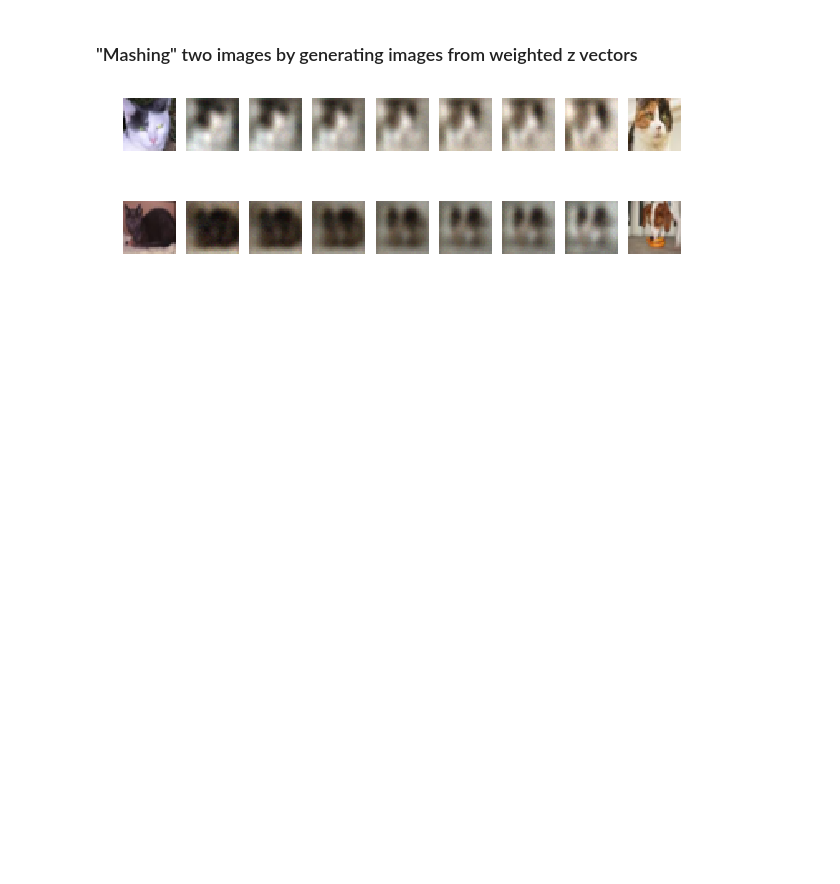
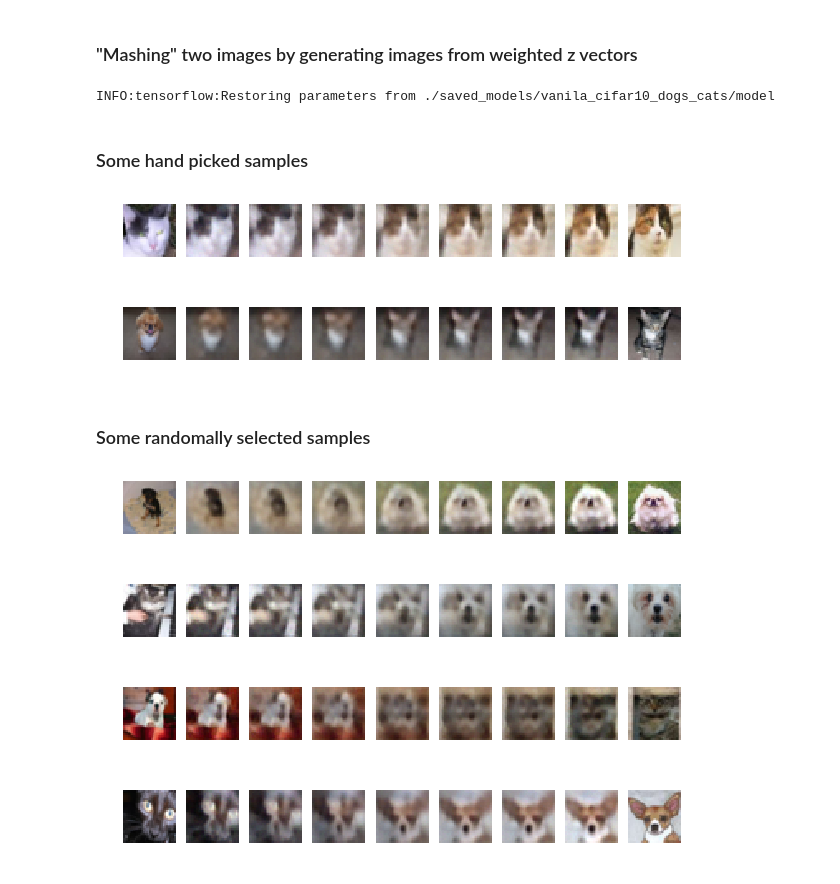
Before and after one commit to nirmorgo/deep-photo-masher, a Jupyter notebook: cifar10_examples.ipynb, the cells around one changed output. Saved outputs shown, nothing was run; the diff lists cells and outputs as text; code cells hidden in the pictures; blank space fills up the shorter version.

```diff
--- a/cifar10_examples.ipynb
+++ b/cifar10_examples.ipynb
@@ -3,14 +3,17 @@
 # %%
 from src.data_handling import CIFAR10_data
 from src.encoder import AE
+from src.net import build_vanila_cifar10_vae as net
 import matplotlib.pyplot as plt
 import numpy as np
 
 data = CIFAR10_data()
 data.load_data('data/cifar10/', keep_classes=[3,5]) # Only the dogs and cats part of the data
-autoencoder = AE()
-autoencoder.restore_model_from_last_checkpoint('./tmp/model_files/best_model/model')
+autoencoder = AE(net)
+autoencoder.restore_model_from_last_checkpoint('./saved_models/vanila_cifar10_dogs_cats/model')
 imgs = data.X
+# %% [output]
+INFO:tensorflow:Restoring parameters from ./saved_models/vanila_cifar10_dogs_cats/model
 # %%
 def plot_z_steps(autoencoder, img1, img2):
     z1 = autoencoder.get_z(img1)
@@ -34,11 +35,32 @@ idx1, idx2 = np.random.randint(len(data.X), size=2)
+# %% [markdown]
+### Some hand picked samples
 # %%
-img1 = imgs[4796]
-img2 = imgs[8259]
-plot_z_steps(autoencoder, img1, img2)
+plot_z_steps(autoencoder, imgs[4796], imgs[8259])
 # %% [output]
-[figure, old version]
+[figure, new version]
+# %%
+plot_z_steps(autoencoder, imgs[7646], imgs[6526])
+# %% [output]
+[figure, added]
+# %% [markdown]
+### Some randomally selected samples
 # %%
 idx1, idx2 = np.random.randint(len(data.X), size=2)
 plot_z_steps(autoencoder, imgs[idx1], imgs[idx2])
 # %% [output]
-[figure, old version]
+[figure, new version]
+# %%
+idx1, idx2 = np.random.randint(len(data.X), size=2)
+plot_z_steps(autoencoder, imgs[idx1], imgs[idx2])
+# %% [output]
+[figure, added]
+# %%
+idx1, idx2 = np.random.randint(len(data.X), size=2)
+plot_z_steps(autoencoder, imgs[idx1], imgs[idx2])
+# %% [output]
+[figure, added]
+# %%
+idx1, idx2 = np.random.randint(len(data.X), size=2)
+plot_z_steps(autoencoder, imgs[idx1], imgs[idx2])
+# %% [output]
+[figure, added]
```
Also changed, not shown: parts of 1 cell of this notebook, 1 other file.
